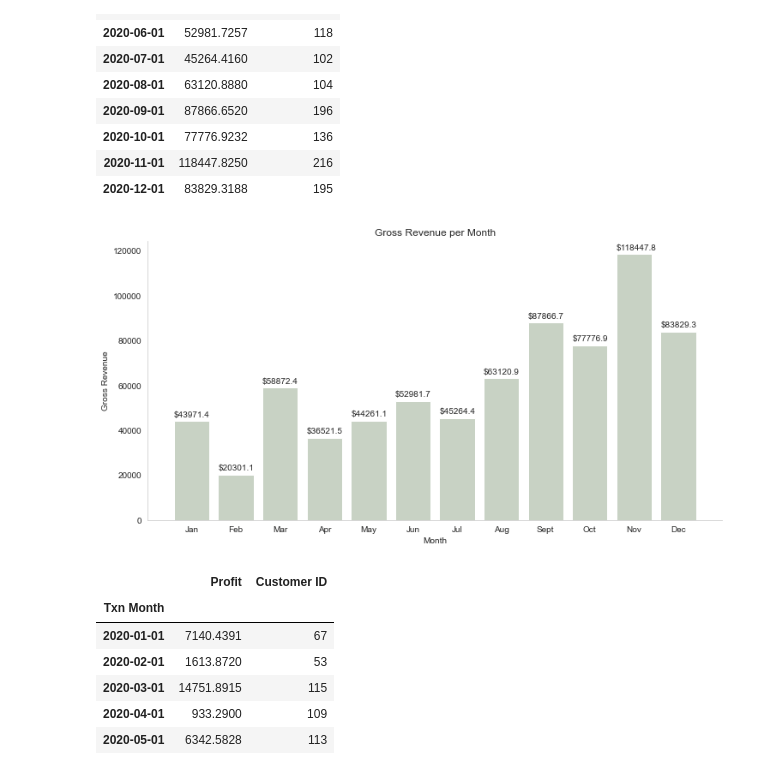
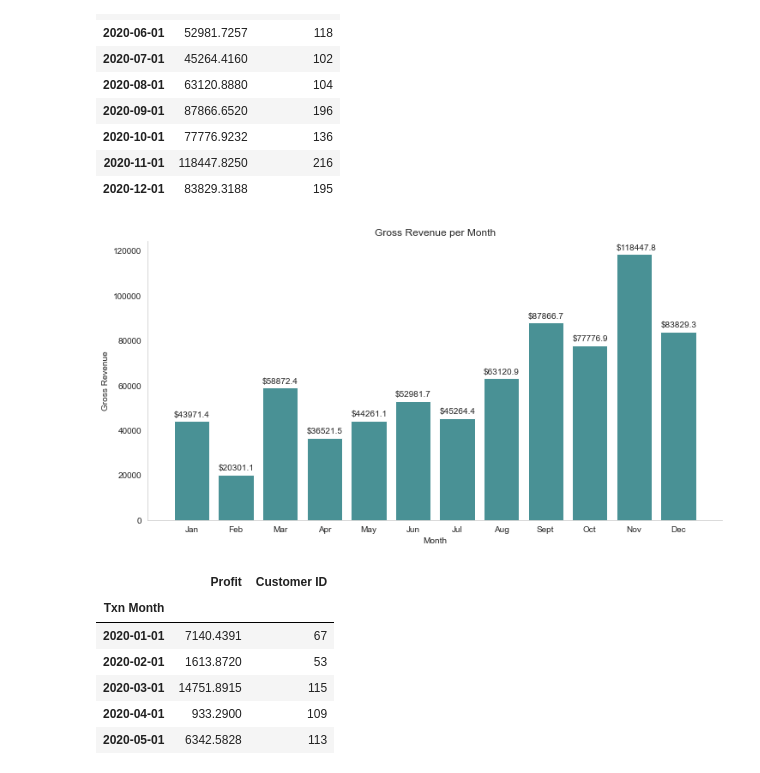
Before and after one commit to adunoluwa1/US-eCommerce-Data-Analysis, a Jupyter notebook: US_eCommerce_Analysis.ipynb, the cells around one changed output. Drawn from its saved outputs; the diff is of its cells as text; code cells hidden in the pictures.

```diff
--- a/US_eCommerce_Analysis.ipynb
+++ b/US_eCommerce_Analysis.ipynb
@@ -291,19 +291,19 @@ monthly_gross
 | 2020-12-01 | 83829.3188 | 195 |
 # %%
 fig, ax = plt.subplots(figsize=(12,6))
-ax.bar(month, monthly_gross.Sales,  color = '#c8d2c4')
+ax.bar(month, monthly_gross.Sales,  color = '#499195')
 for x, y in enumerate(monthly_gross.Sales):
     ax.text(x-0.4, y+2000, s= f'${y:.1f}')
 ax.set_xlabel("Month")
 # ax.set_xticks(range(12),range(12))
 ax.set_ylabel("Gross Revenue")
 ax.set_yscale(value="linear")
 ax.set_title("Gross Revenue per Month")
 ax.grid(visible=False)
 sns.despine(left = False, right = True, bottom = False, top = True)
 plt.show()
 # %% [output]
-[figure, old version]
+[figure, new version]
 # %%
 monthly_net = df.groupby('Txn Month').agg({'Profit': 'sum','Customer ID': 'nunique'})
 monthly_net
```
Also changed, not shown: parts of 3 cells of this notebook.
